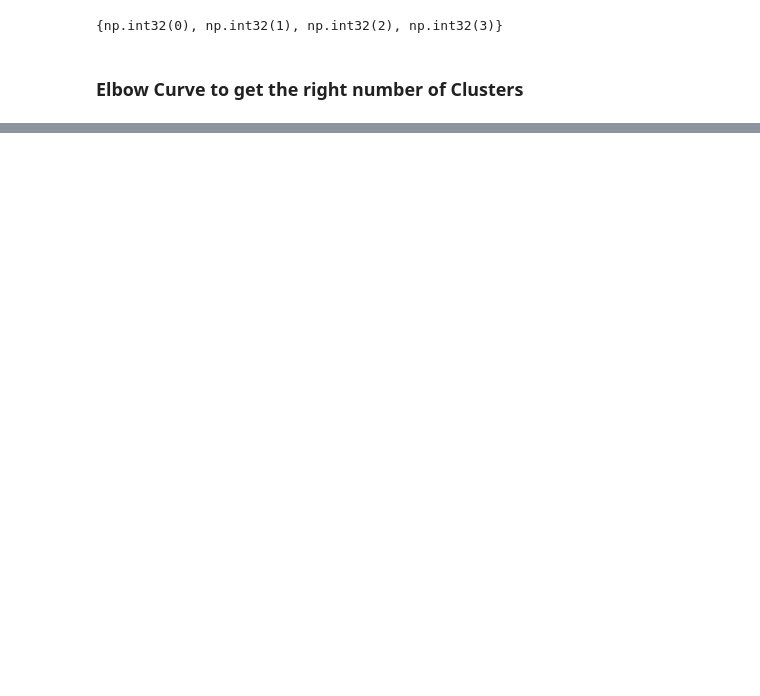
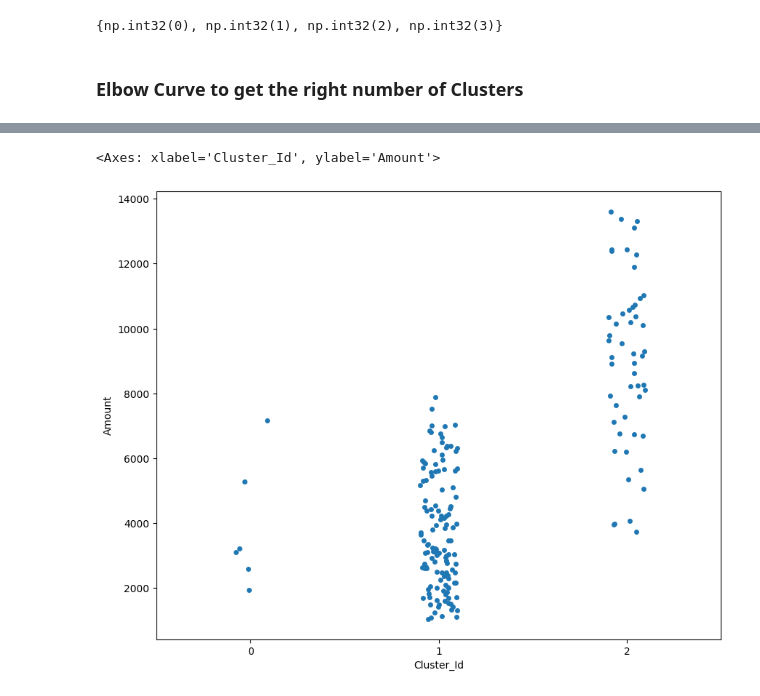
Before and after one commit to frdwish/Machine-learning-Mini-Projects, a Jupyter notebook: Customer_Segmentation/K_MeansClustering.ipynb, the cells around one changed output, grey strips where cells are left out. Cells and saved outputs as stored; diff of their text form; code cells hidden in the pictures; blank space fills up the shorter version.

```diff
--- a/Customer_Segmentation/K_MeansClustering.ipynb
+++ b/Customer_Segmentation/K_MeansClustering.ipynb
@@ -281,0 +332,4 @@ plt.plot(ssd)
+# %%
+#assign the label
+rfm['Cluster_Id']= kmeans.predict(rfm_df_scaled)
+rfm.head()
@@ -281,0 +343,6 @@ plt.plot(ssd)
+# %%
+#Box plot to visualize cluster Id vs Amount
+sns.stripplot(x='Cluster_Id', y='Amount', data=rfm)
+# %% [output]
+<Axes: xlabel='Cluster_Id', ylabel='Amount'>
+[figure, added]
```
Also changed, not shown: parts of 12 cells of this notebook, 2 other files.
